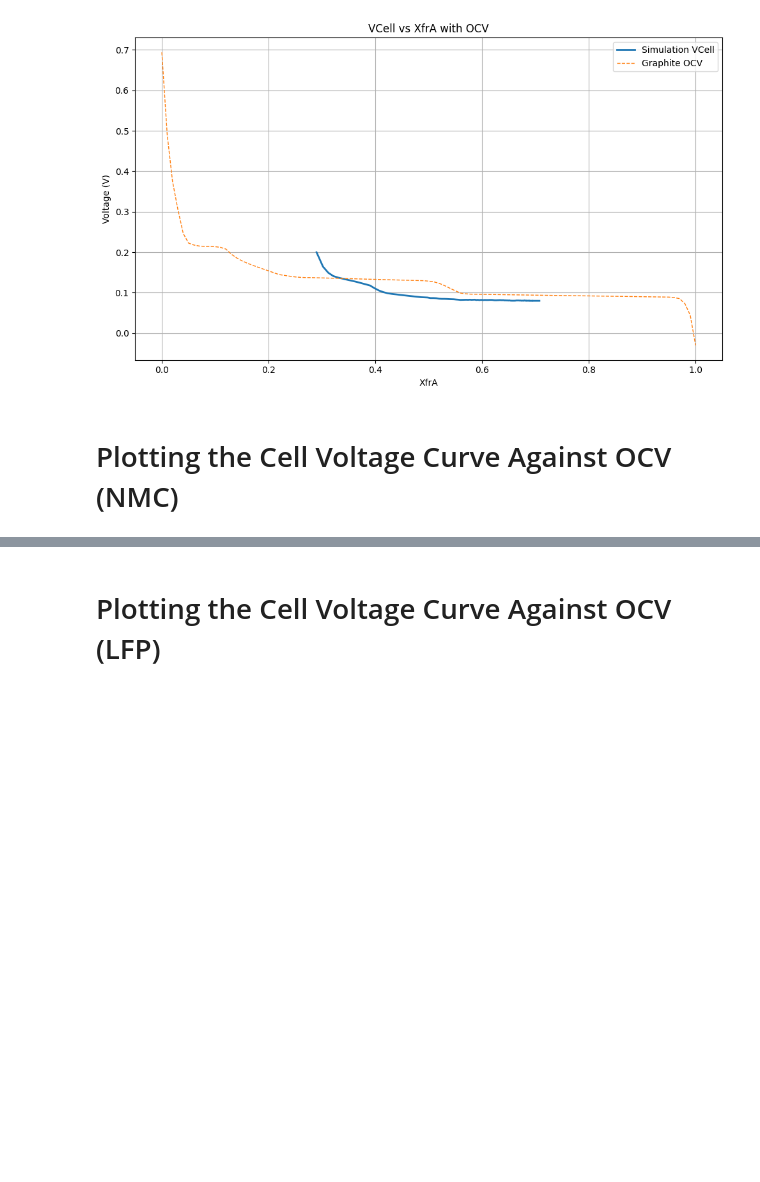
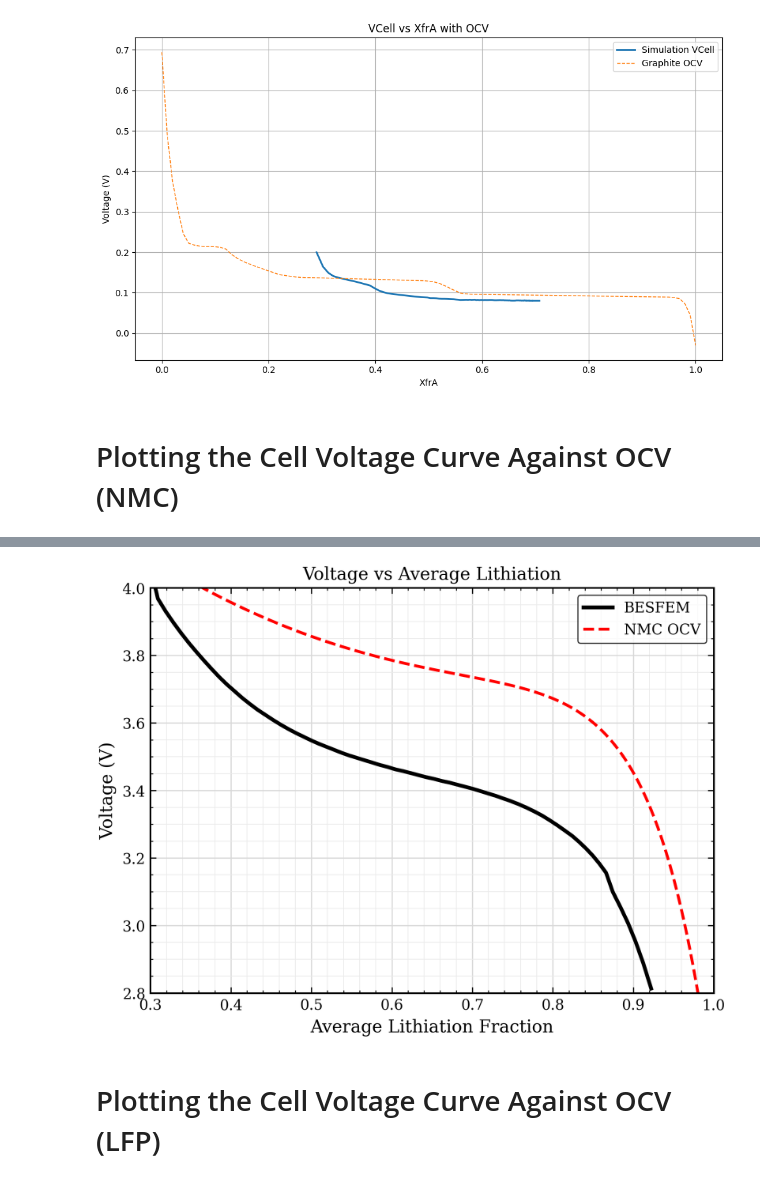
Before and after one commit to HCY-Group/BESFEM, a Jupyter notebook: plotting/OCV_CellVoltage.ipynb, the cells around one changed output, grey strips where cells are left out. Cells and saved outputs as stored; diff of their text form; code cells hidden in the pictures; blank space fills up the shorter version.

```diff
--- a/plotting/OCV_CellVoltage.ipynb
+++ b/plotting/OCV_CellVoltage.ipynb
@@ -222,3 +222,94 @@ Points found: 67
+# %%
+# ============================================================
+# PUBLICATION-QUALITY SETTINGS
+# ============================================================
+
+plt.rcParams.update({
+    "font.family": "serif",
+    "font.serif": ["Times New Roman", "Times", "DejaVu Serif"],
+    "mathtext.fontset": "stix",
+
+    "font.size": 10,
+    "axes.labelsize": 12,
+    "axes.titlesize": 12,
+    "xtick.labelsize": 10,
+    "ytick.labelsize": 10,
+    "legend.fontsize": 10,
+
+    "axes.linewidth": 1.2,
+    "xtick.direction": "in",
+    "ytick.direction": "in",
+    "xtick.top": True,
+    "ytick.right": True,
+
+    "figure.dpi": 300,
+})
+
+# ============================================================
+# VOLTAGE VS LITHIATION
+# ============================================================
+
+fig, ax = plt.subplots(figsize=(6.3, 4.8))
+
+# Simulation
+ax.plot(
+    df1["XfrC_avg"],
+    df1["VCell"],
+    color="black",
+    linewidth=2.6,
+    label="BESFEM"
+)
+
+# OCV
+ax.plot(
+    c_vals,
+    ocv_vals,
+    "--",
+    color="red",
+    linewidth=2,
+    label="NMC OCV"
+)
+
+# Axes
+ax.set_xlim(0.30, 1.00)
+ax.set_ylim(2.80, 4.00)
+
+ax.set_xlabel("Average Lithiation Fraction")
+ax.set_ylabel("Voltage (V)")
+
+# Major/minor ticks
+ax.minorticks_on()
+
+ax.grid(
+    which="major",
+    color="0.85",
+    linewidth=0.8
+)
+
+ax.grid(
+    which="minor",
+    color="0.92",
+    linewidth=0.5
+)
+
+# Legend
+leg = ax.legend(
+    loc="upper right",
+    frameon=True
+)
+leg.get_frame().set_edgecolor("black")
+leg.get_frame().set_linewidth(0.8)
+plt.title("Voltage vs Average Lithiation")
+
+plt.tight_layout()
+plt.savefig(
+    "3D_NMC_voltage_vs_OCV.png",
+    dpi=600,
+    bbox_inches="tight"
+)
+plt.show()
+# %% [output]
+[figure, added]
 # %% [markdown]
 # Plotting the Cell Voltage Curve Against OCV (LFP)
 # %%
```
Also changed, not shown: parts of 2 cells of this notebook, 12 other files.
